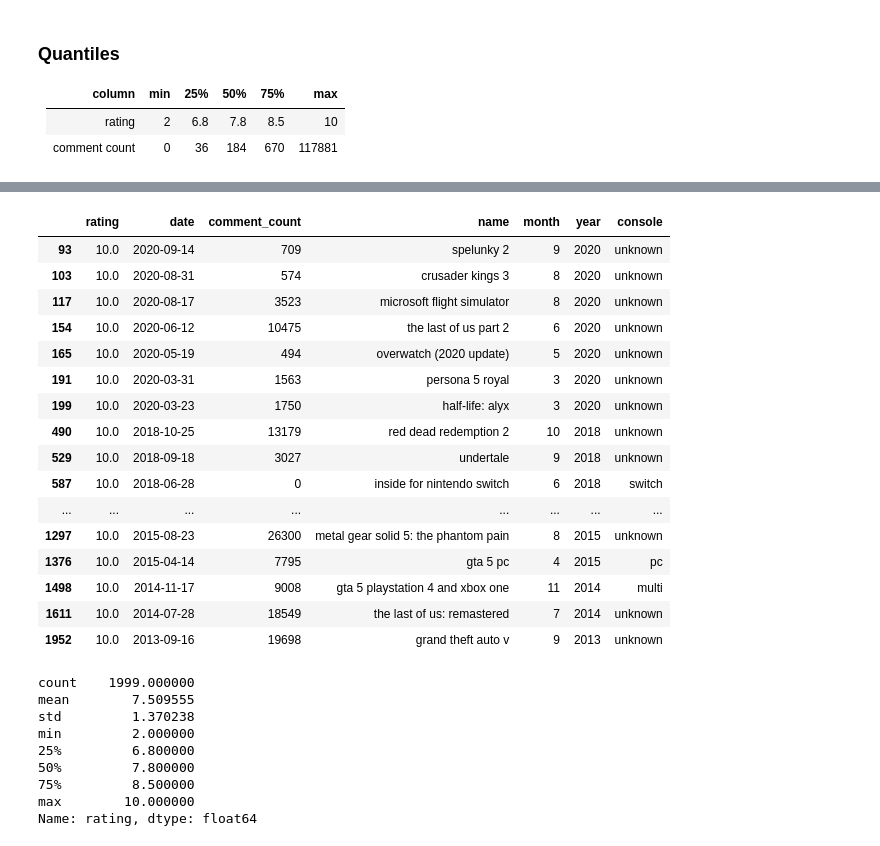
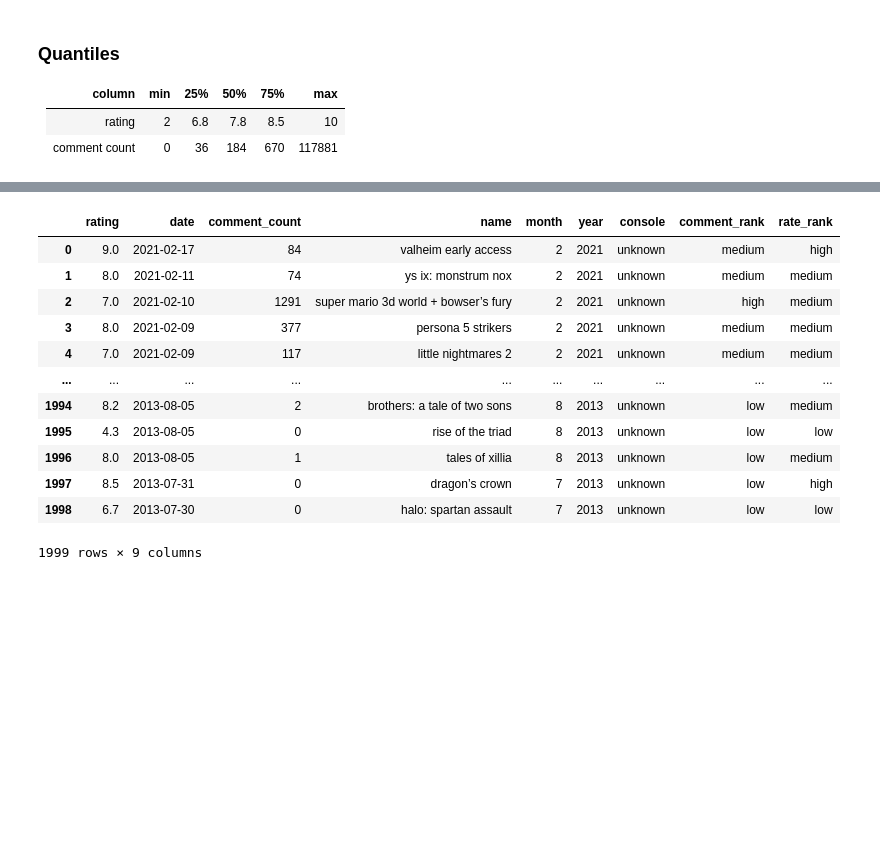
Before and after one commit to tibrado/game-reviews-and-iteractions, a Jupyter notebook: src/EDA.ipynb, the cells around one changed output, grey strips where cells are left out. Drawn from its saved outputs; the diff is of its cells as text; code cells hidden in the pictures; blank space fills up the shorter version.

```diff
--- a/src/EDA.ipynb
+++ b/src/EDA.ipynb
@@ -121,32 +96,24 @@ df[ if df['comment_count'] <= Q_ccount[1] ]
-# %%
-df[((df['rating'] >= quantiles[3]) & (df['rating'] >= quantiles[4]))]
-# %% [output]
-|  | rating | date | comment_count | name | month | year | console |
-| 93 | 10.0 | 2020-09-14 | 709 | spelunky 2 | 9 | 2020 | unknown |
-| 103 | 10.0 | 2020-08-31 | 574 | crusader kings 3 | 8 | 2020 | unknown |
-| 117 | 10.0 | 2020-08-17 | 3523 | microsoft flight simulator | 8 | 2020 | unknown |
-| 154 | 10.0 | 2020-06-12 | 10475 | the last of us part 2 | 6 | 2020 | unknown |
-| 165 | 10.0 | 2020-05-19 | 494 | overwatch (2020 update) | 5 | 2020 | unknown |
-| 191 | 10.0 | 2020-03-31 | 1563 | persona 5 royal | 3 | 2020 | unknown |
-| 199 | 10.0 | 2020-03-23 | 1750 | half-life: alyx | 3 | 2020 | unknown |
-| 490 | 10.0 | 2018-10-25 | 13179 | red dead redemption 2 | 10 | 2018 | unknown |
-| 529 | 10.0 | 2018-09-18 | 3027 | undertale | 9 | 2018 | unknown |
-| 587 | 10.0 | 2018-06-28 | 0 | inside for nintendo switch | 6 | 2018 | switch |
-| ... | ... | ... | ... | ... | ... | ... | ... |
-| 1297 | 10.0 | 2015-08-23 | 26300 | metal gear solid 5: the phantom pain | 8 | 2015 | unknown |
-| 1376 | 10.0 | 2015-04-14 | 7795 | gta 5 pc | 4 | 2015 | pc |
-| 1498 | 10.0 | 2014-11-17 | 9008 | gta 5 playstation 4 and xbox one | 11 | 2014 | multi |
-| 1611 | 10.0 | 2014-07-28 | 18549 | the last of us: remastered | 7 | 2014 | unknown |
-| 1952 | 10.0 | 2013-09-16 | 19698 | grand theft auto v | 9 | 2013 | unknown |
+# %%
+# Bin Ratings
+hp.set_bin_level(6.8, 8.5, 8.6)
+df['rate_rank'] = df['rating'].apply(hp.bin_)
+# %%
+# Bin comments
+hp.set_bin_level(36, 670, 671)
+df['comment_rank'] = df['comment_count'].apply(hp.bin_)
 # %%
-df.rating.describe()
+df
 # %% [output]
+|  | rating | date | comment_count | name | month | year | console | comment_rank | rate_rank |
+| 0 | 9.0 | 2021-02-17 | 84 | valheim early access | 2 | 2021 | unknown | medium | high |
+| 1 | 8.0 | 2021-02-11 | 74 | ys ix: monstrum nox | 2 | 2021 | unknown | medium | medium |
+| 2 | 7.0 | 2021-02-10 | 1291 | super mario 3d world + bowser’s fury | 2 | 2021 | unknown | high | medium |
+| 3 | 8.0 | 2021-02-09 | 377 | persona 5 strikers | 2 | 2021 | unknown | medium | medium |
+| 4 | 7.0 | 2021-02-09 | 117 | little nightmares 2 | 2 | 2021 | unknown | medium | medium |
+| ... | ... | ... | ... | ... | ... | ... | ... | ... | ... |
+| 1994 | 8.2 | 2013-08-05 | 2 | brothers: a tale of two sons | 8 | 2013 | unknown | low | medium |
+| 1995 | 4.3 | 2013-08-05 | 0 | rise of the triad | 8 | 2013 | unknown | low | low |
+| 1996 | 8.0 | 2013-08-05 | 1 | tales of xillia | 8 | 2013 | unknown | low | medium |
+| 1997 | 8.5 | 2013-07-31 | 0 | dragon’s crown | 7 | 2013 | unknown | low | high |
+| 1998 | 6.7 | 2013-07-30 | 0 | halo: spartan assault | 7 | 2013 | unknown | low | low |
-count    1999.000000
-mean        7.509555
-std         1.370238
-min         2.000000
-25%         6.800000
-50%         7.800000
-75%         8.500000
-max        10.000000
-Name: rating, dtype: float64
+1999 rows × 9 columns
```
Also changed, not shown: parts of 6 cells of this notebook, 1 other file.
